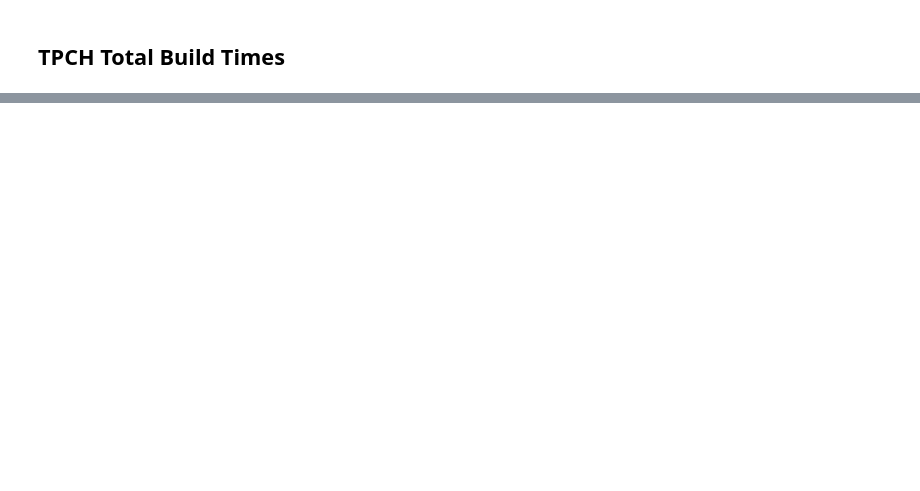
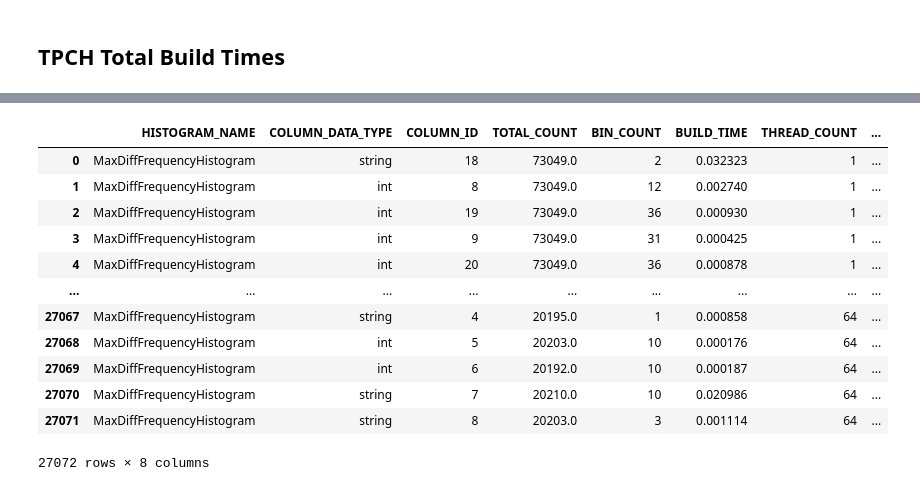
Before and after one commit to rrcomtech/hyrise-histograms, a Jupyter notebook: jupyter/build_times.ipynb, the cells around one changed output, grey strips where cells are left out. Saved outputs shown, nothing was run; the diff lists cells and outputs as text; code cells hidden in the pictures; blank space fills up the shorter version.

```diff
--- a/jupyter/build_times.ipynb
+++ b/jupyter/build_times.ipynb
@@ -167,0 +171,16 @@ tpch_bts
+# %%
+multi_bts
+# %% [output]
+|  | HISTOGRAM_NAME | COLUMN_DATA_TYPE | COLUMN_ID | TOTAL_COUNT | BIN_COUNT | BUILD_TIME | THREAD_COUNT | ... |
+| 0 | MaxDiffFrequencyHistogram | string | 18 | 73049.0 | 2 | 0.032323 | 1 | ... |
+| 1 | MaxDiffFrequencyHistogram | int | 8 | 73049.0 | 12 | 0.002740 | 1 | ... |
+| 2 | MaxDiffFrequencyHistogram | int | 19 | 73049.0 | 36 | 0.000930 | 1 | ... |
+| 3 | MaxDiffFrequencyHistogram | int | 9 | 73049.0 | 31 | 0.000425 | 1 | ... |
+| 4 | MaxDiffFrequencyHistogram | int | 20 | 73049.0 | 36 | 0.000878 | 1 | ... |
+| ... | ... | ... | ... | ... | ... | ... | ... | ... |
+| 27067 | MaxDiffFrequencyHistogram | string | 4 | 20195.0 | 1 | 0.000858 | 64 | ... |
+| 27068 | MaxDiffFrequencyHistogram | int | 5 | 20203.0 | 10 | 0.000176 | 64 | ... |
+| 27069 | MaxDiffFrequencyHistogram | int | 6 | 20192.0 | 10 | 0.000187 | 64 | ... |
+| 27070 | MaxDiffFrequencyHistogram | string | 7 | 20210.0 | 10 | 0.020986 | 64 | ... |
+| 27071 | MaxDiffFrequencyHistogram | string | 8 | 20203.0 | 3 | 0.001114 | 64 | ... |
+27072 rows × 8 columns
```
Also changed, not shown: parts of 4 cells of this notebook, 2 other files.
